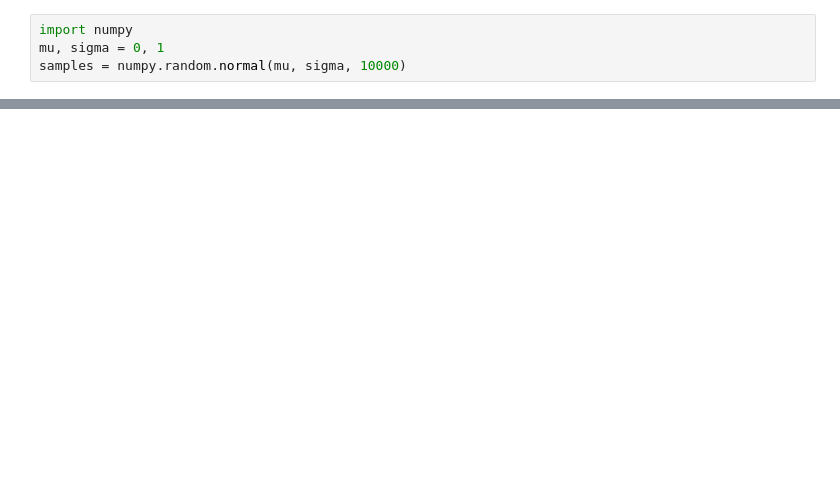
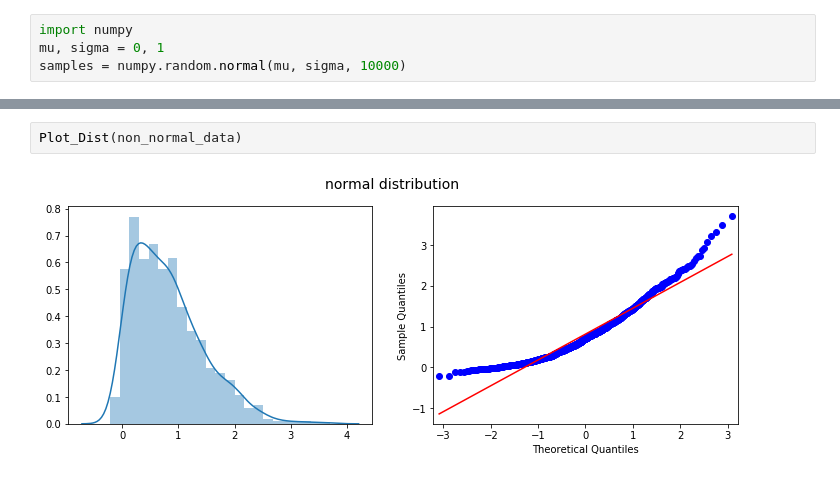
Before and after one commit to rambabusure/seabornexamples, a Jupyter notebook: JupyterNotebooks/Q-QPlot.ipynb, the cells around one changed output, grey strips where cells are left out. Cells and saved outputs as stored; diff of their text form; blank space fills up the shorter version.

```diff
--- a/JupyterNotebooks/Q-QPlot.ipynb
+++ b/JupyterNotebooks/Q-QPlot.ipynb
@@ -30,0 +41,4 @@ Plot_Dist()
+# %%
+Plot_Dist(non_normal_data)
+# %% [output]
+[figure, added]
```
Also changed, not shown: parts of 7 cells of this notebook.
